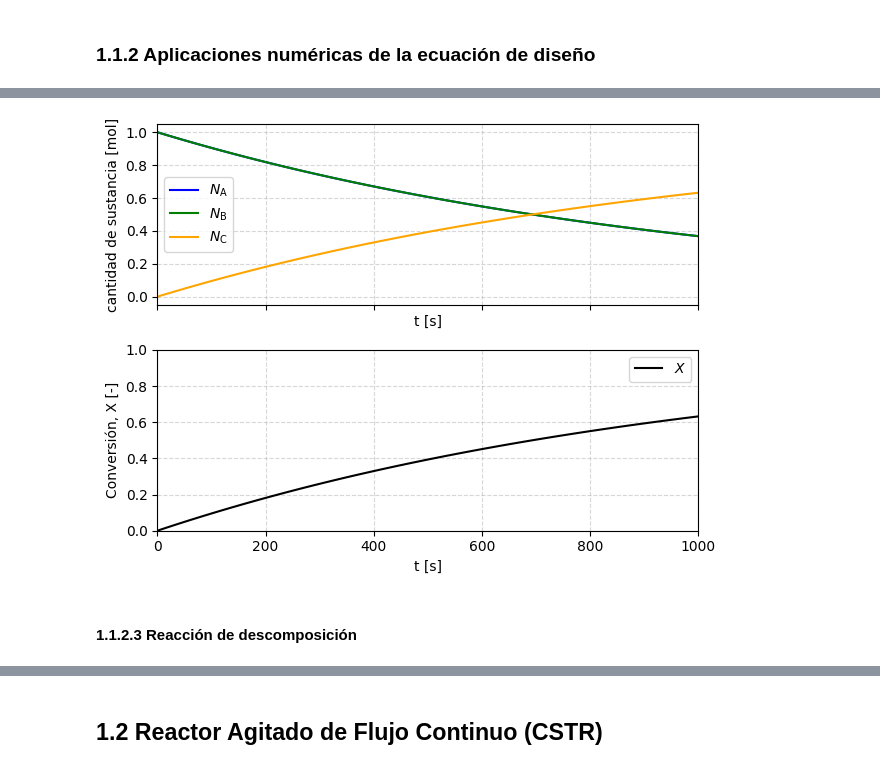
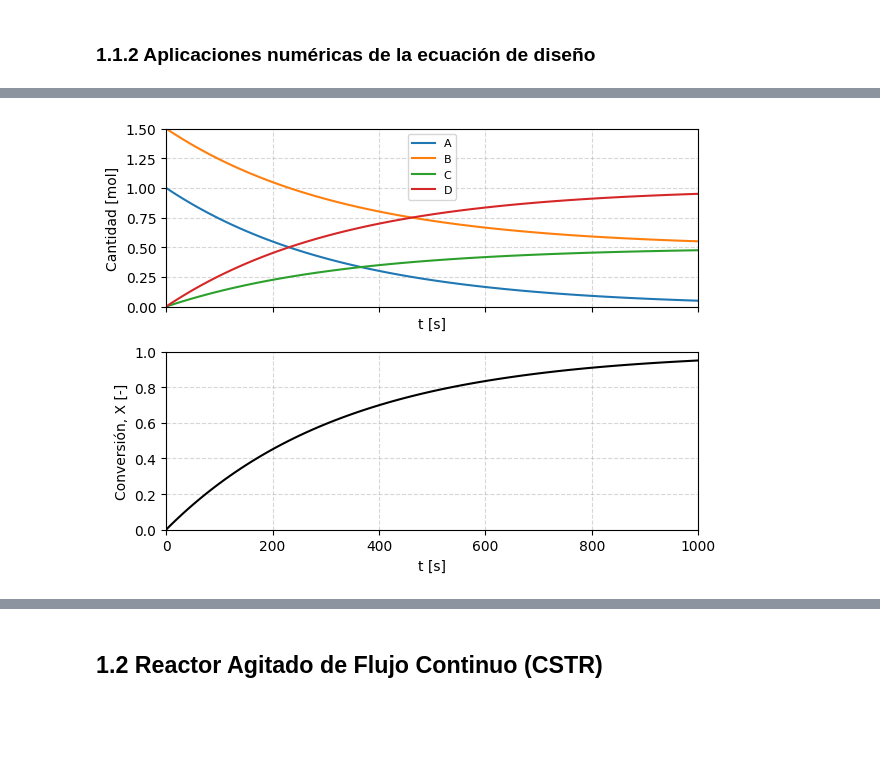
Before and after one commit to eicastroc/Kin_Cinvestav_IngMetalurgica, a Jupyter notebook: 03_Reactores/01a_reactoresIdeales.ipynb, the cells around one changed output, grey strips where cells are left out. Cells and saved outputs as stored; diff of their text form; code cells hidden in the pictures; blank space fills up the shorter version.

```diff
--- a/03_Reactores/01a_reactoresIdeales.ipynb
+++ b/03_Reactores/01a_reactoresIdeales.ipynb
@@ -102,40 +111,41 @@ $$\frac{dN_{\mathrm{C}}}{dt} =  \left(\frac{\mathrm{c}}{-\mathrm{a}}\right) r_{\
 # %%
-### Reacción de síntesis (aA + bB -> cC)
+### Reacción (aA + bB -> cC + dD)
 orden = 1
-k = 1e-3 # constante de reacción , orden0: [(mol.m-3).s-1], orden1: [s-1], orden2: [(m3.mol-1).s-1]
-n0 = np.array([1, 1, 0]) # cantidades iniciales de [A, B, C], [mol]
-s = np.array([1, 1, 1]) # coefs estequiométricos [a, b, c], [-]
+k = 3e-3 # constante de reacción
+nA0 = 1
 V = 1 # tamaño del reactor, [m3]
 
 t_span = (0, 1000) # rango de tiempo para integración, en [u.a.]
 dt = 10 # paso de tiempo, en [u.a.]
 t_eval = np.arange(t_span[0], t_span[1]+dt, dt) # array con tiempos en los que se evalua la integración, en [u.a.]
 
 # solución del sistema de ecuaciones diferenciales ordinarias, considerando evento para terminación del cálculo.
-sol = solve_ivp(br.batchS, t_span, y0=n0, args=(s, k, V, orden), events=br.endBatch, t_eval=t_eval)
-t, nA, nB, nC = sol.t, sol.y[0], sol.y[1], sol.y[2]
+sol = solve_ivp(br.batchX, t_span, y0=[0], args=(nA0, k, V, orden), events=br.batchXEnd, t_eval=t_eval)
+t, X = sol.t, sol.y[0]
 
-# cálculo de conversión
-nA0 = n0[0]
-X = 1-nA/nA0
+# cálculo de cantidad de especies químicas, n
+species = [r"A", r"B", r"C", r"D"]
+n0 = np.array([nA0, 1.5, 0, 0]) # cantidades iniciales de [A, B, C, D], [mol]
+s = np.array([-1, -1, 0.5, 1]) # coefs estequiométricos [a, b, c, d], [-]
+tr = n0/n0[0] # cociente theta
+sr = s/s[0] # cociente de coef estequiométricos
+n = np.empty(shape=(len(species), len(X)))
+for i in range(len(n)):
+    n[i] = n0[0] * (tr[i] - sr[i]*X)
 
+# gráfico
 fig, (ax0, ax1) = plt.subplots(nrows=2, sharex=True)
 # cantidad de sustancia
-ax0.plot(t, nA, color='blue', label=r"$N_{\mathrm{A}}$")
-ax0.plot(t, nB, color='green', label=r"$N_{\mathrm{B}}$")
-ax0.plot(t, nC, color='orange', label=r"$N_{\mathrm{C}}$")
-ax0.set(xlim=t_span, xlabel='t [s]', ylabel='cantidad de sustancia [mol]')
+for i, specie in enumerate(species):
+    ax0.plot(t, n[i], label=specie)
+ax0.set(xlim=t_span, ylim=(0, np.max(n)), xlabel='t [s]', ylabel='Cantidad [mol]')
 ax0.grid(ls="--", alpha=0.5)
-ax0.legend()
+ax0.legend(fontsize=8)
 # conversión
 ax1.plot(t, X, color='black', label=r"$X$")
 ax1.set(xlim=t_span, ylim=(0,1), xlabel='t [s]', ylabel='Conversión, X [-]')
 ax1.grid(ls="--", alpha=0.5)
-ax1.legend()
-
 fig.tight_layout()
 plt.show()
 # %% [output]
-[figure, old version]
+[figure, new version]
-# %% [markdown]
-#### 1.1.2.3 Reacción de descomposición
```
Also changed, not shown: parts of 63 cells of this notebook, 7 other files.
